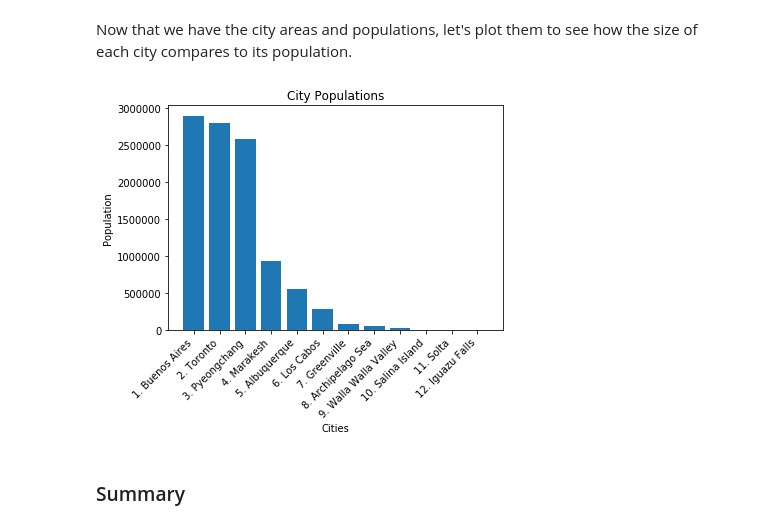
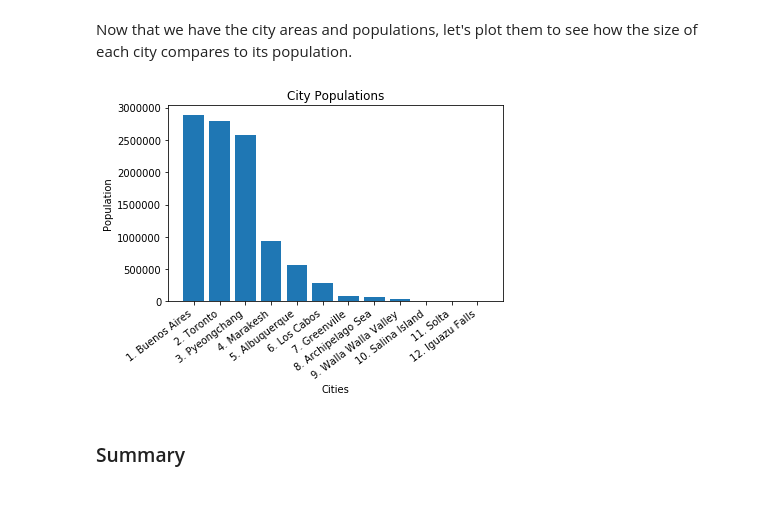
Before and after one commit to UpwardTrajectory/dsc-1-01-20-looping-over-collections-lab-seattle-ds-career-040119, a Jupyter notebook: index.ipynb, the cells around one changed output. Saved outputs shown, nothing was run; the diff lists cells and outputs as text; code cells hidden in the pictures; blank space fills up the shorter version.

```diff
--- a/index.ipynb
+++ b/index.ipynb
@@ -191,17 +191,18 @@ Now that we have the city areas and populations, let's plot them to see how the
 # %%
 fig, ax = plt.subplots()
 #fig.autofmt_xdate(bottom=0.1, rotation=45, ha='right')
+fig.autofmt_xdate(rotation = 37)
 
 plt.bar(names_and_ranks, city_populations)
 
 plt.ylabel('Population')
 plt.xlabel('Cities')
 plt.title('City Populations')
 #plt.xticks(rotation='vertical')
 
 plt.show()
 # %% [output]
-[figure, old version]
+[figure, new version]
 # %%
 plt.bar(names_and_ranks, city_areas)
 plt.ylabel('Area')
```
